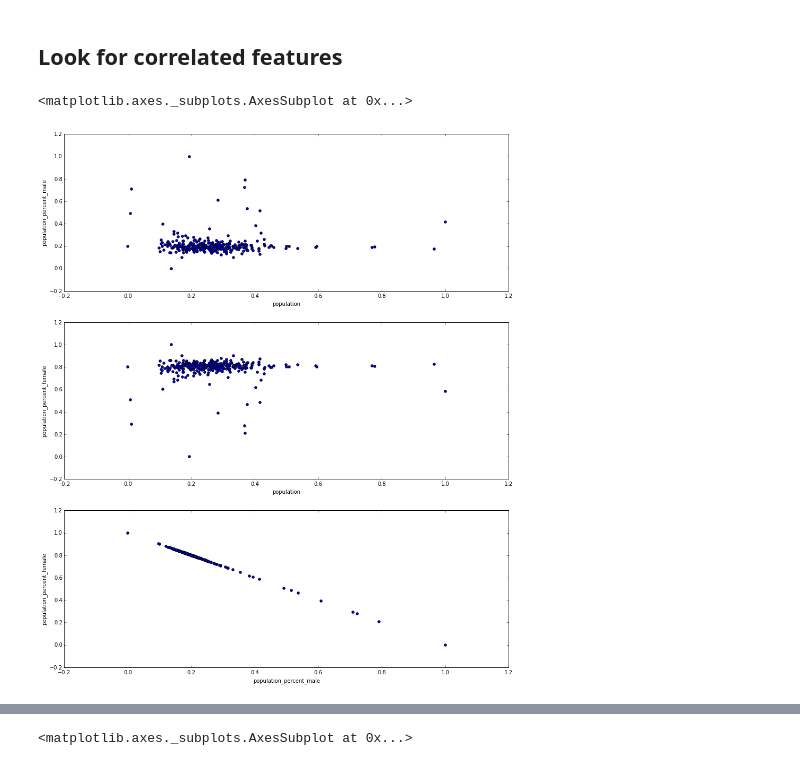
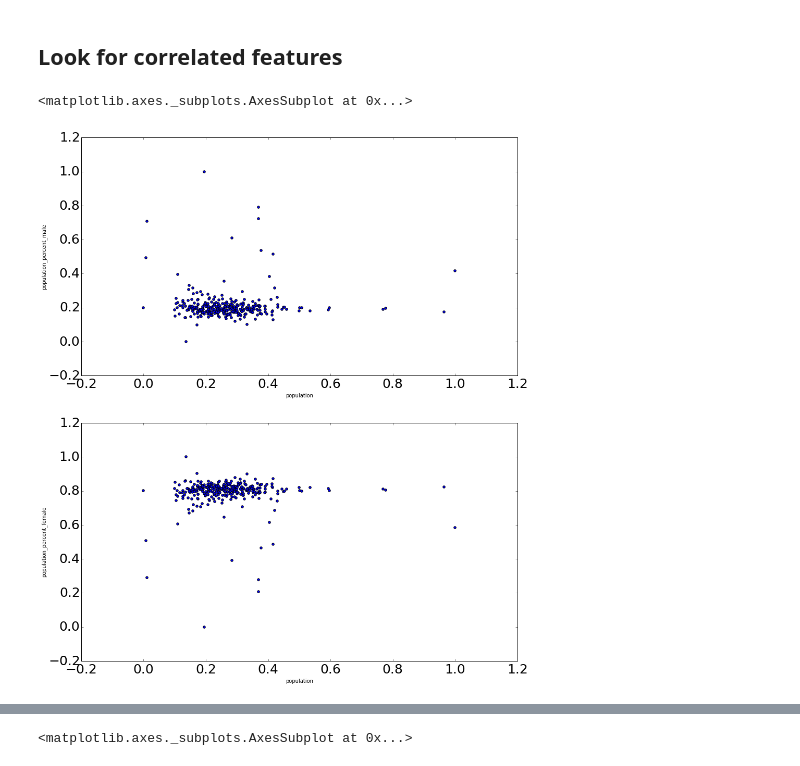
Before and after one commit to jmsilverman/insight_project, a Jupyter notebook: lin_reg_plots2.ipynb, the cells around one changed output, grey strips where cells are left out. Cells and saved outputs as stored; diff of their text form; code cells hidden in the pictures.

Commit message:
made some new plots and scaled the Scores differently

```diff
--- a/lin_reg_plots2.ipynb
+++ b/lin_reg_plots2.ipynb
@@ -53,10 +53,9 @@ Index([u'census_tract', u'bus_age', u'n_business', u'n_businesses_11',
 ## Look for correlated features
 # %%
 # plot features vs. each other
-fig, axs = plt.subplots(3,1, sharey=True)
-features.plot(kind='scatter', x='population', y='population_percent_male', ax=axs[0], figsize=(15, 18))
-features.plot(kind='scatter', x='population', y='population_percent_female', ax=axs[1])
-features.plot(kind='scatter', x='population_percent_male', y='population_percent_female', ax=axs[2])
+fig, axs = plt.subplots(2,1, sharey=True)
+features.plot(kind='scatter', x='population', y='population_percent_male', ax=axs[0], figsize=(15, 18), fontsize=25)
+features.plot(kind='scatter', x='population', y='population_percent_female', ax=axs[1], fontsize=25)
 # %% [output]
 <matplotlib.axes._subplots.AxesSubplot at 0x...>
-[figure, old version]
+[figure, new version]
```
Also changed, not shown: parts of 7 cells of this notebook, 35 other files.
